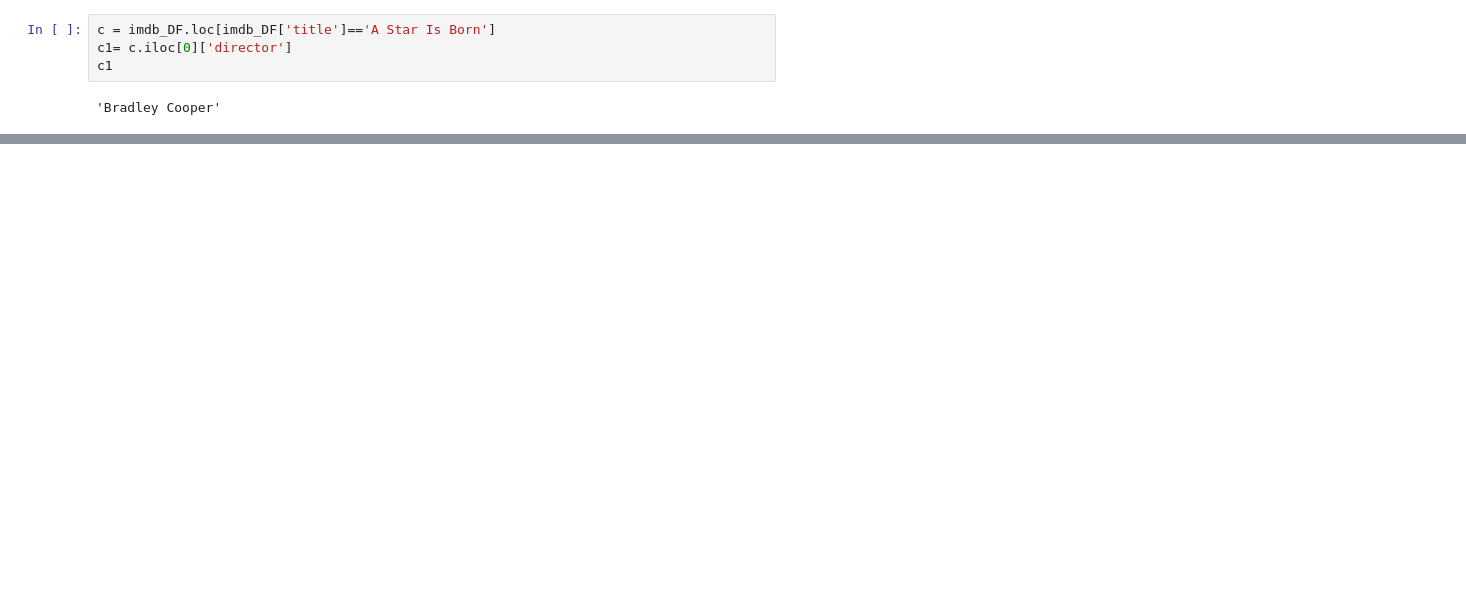
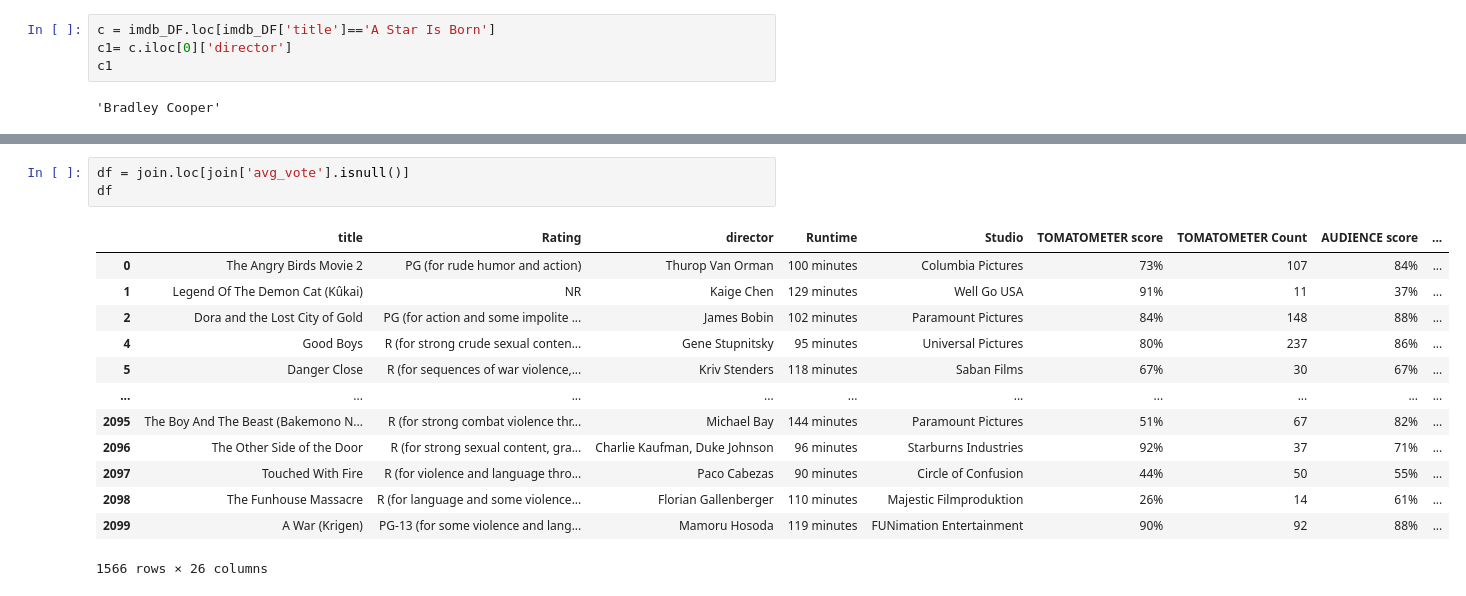
Before and after one commit to tnnixon/project2, a Jupyter notebook: movie_rating.ipynb, the cells around one changed output, grey strips where cells are left out. Drawn from its saved outputs; the diff is of its cells as text; blank space fills up the shorter version.

```diff
--- a/movie_rating.ipynb
+++ b/movie_rating.ipynb
@@ -89,0 +94,17 @@ False
+# %%
+df = join.loc[join['avg_vote'].isnull()]
+df
+# %% [output]
+|  | title | Rating | director | Runtime | Studio | TOMATOMETER score | TOMATOMETER Count | AUDIENCE score | ... |
+| 0 | The Angry Birds Movie 2 | PG (for rude humor and action) | Thurop Van Orman | 100 minutes | Columbia Pictures | 73% | 107 | 84% | ... |
+| 1 | Legend Of The Demon Cat (Kûkai) | NR | Kaige Chen | 129 minutes | Well Go USA | 91% | 11 | 37% | ... |
+| 2 | Dora and the Lost City of Gold | PG (for action and some impolite ... | James Bobin | 102 minutes | Paramount Pictures | 84% | 148 | 88% | ... |
+| 4 | Good Boys | R (for strong crude sexual conten... | Gene Stupnitsky | 95 minutes | Universal Pictures | 80% | 237 | 86% | ... |
+| 5 | Danger Close | R (for sequences of war violence,... | Kriv Stenders | 118 minutes | Saban Films | 67% | 30 | 67% | ... |
+| ... | ... | ... | ... | ... | ... | ... | ... | ... | ... |
+| 2095 | The Boy And The Beast (Bakemono N... | R (for strong combat violence thr... | Michael Bay | 144 minutes | Paramount Pictures | 51% | 67 | 82% | ... |
+| 2096 | The Other Side of the Door | R (for strong sexual content, gra... | Charlie Kaufman, Duke Johnson | 96 minutes | Starburns Industries | 92% | 37 | 71% | ... |
+| 2097 | Touched With Fire | R (for violence and language thro... | Paco Cabezas | 90 minutes | Circle of Confusion | 44% | 50 | 55% | ... |
+| 2098 | The Funhouse Massacre | R (for language and some violence... | Florian Gallenberger | 110 minutes | Majestic Filmproduktion | 26% | 14 | 61% | ... |
+| 2099 | A War (Krigen) | PG-13 (for some violence and lang... | Mamoru Hosoda | 119 minutes | FUNimation Entertainment | 90% | 92 | 88% | ... |
+1566 rows × 26 columns
```
Also changed, not shown: parts of 8 cells of this notebook.
